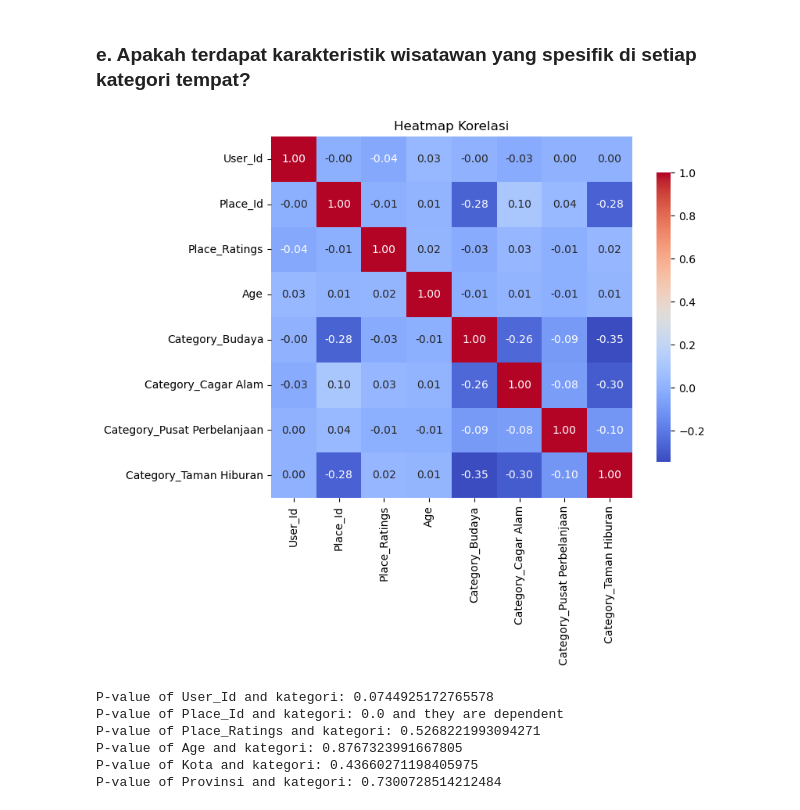
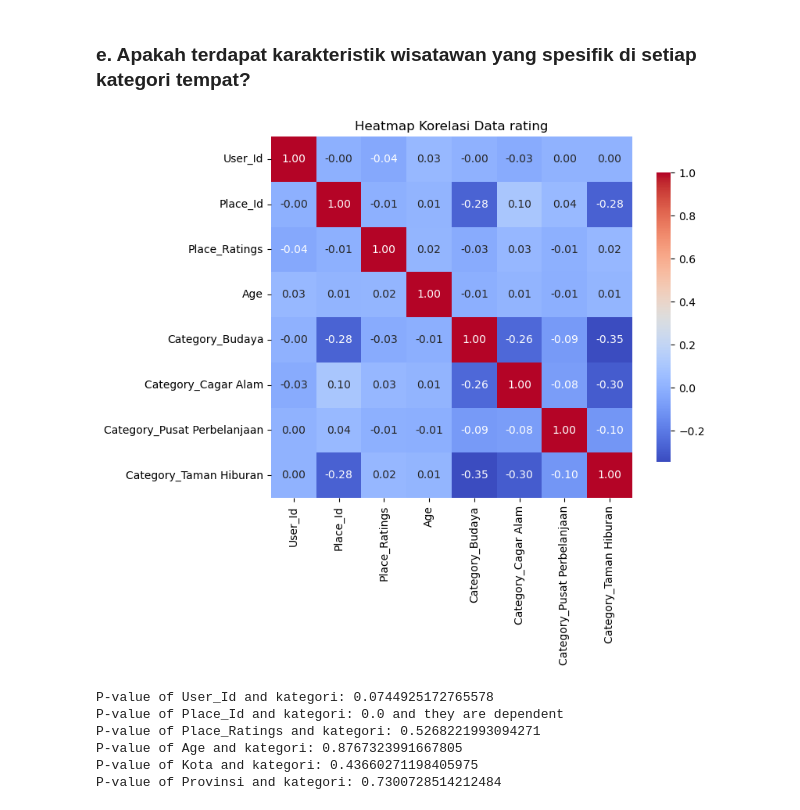
Before and after one commit to CODA-Assignment-Bay/p1-coda001-rmt-m2-ariefjw, a Jupyter notebook: P1M2_Arief_Joko.ipynb, the cells around one changed output. Drawn from its saved outputs; the diff is of its cells as text; code cells hidden in the pictures.

```diff
--- a/P1M2_Arief_Joko.ipynb
+++ b/P1M2_Arief_Joko.ipynb
@@ -283,19 +344,19 @@ market = df_rating[df_rating['Category'] == 'Pusat Perbelanjaan']
 # %%
 # Menggunakan pd.get_dummies untuk mengubah data kategori menjadi numerik
 df_encoded = pd.get_dummies(df_rating, columns=['Category'], drop_first=True)
 df_encoded.drop(columns=['Kota', 'Provinsi'], inplace = True)
 
 
 # Menghitung matriks korelasi
 correlation_matrix = df_encoded.corr(method='kendall')
 
 # Membuat heatmap
 plt.figure(figsize=(8, 6))
 sns.heatmap(correlation_matrix, annot=True, fmt=".2f", cmap='coolwarm', square=True, cbar_kws={"shrink": .8})
-plt.title('Heatmap Korelasi')
+plt.title('Heatmap Korelasi Data rating')
 plt.show()
 # %% [output]
-[figure, old version]
+[figure, new version]
 # %%
 cols = df_rating.drop(columns=['Category']).columns
 
```
Also changed, not shown: parts of 18 cells of this notebook, 2 other files.
